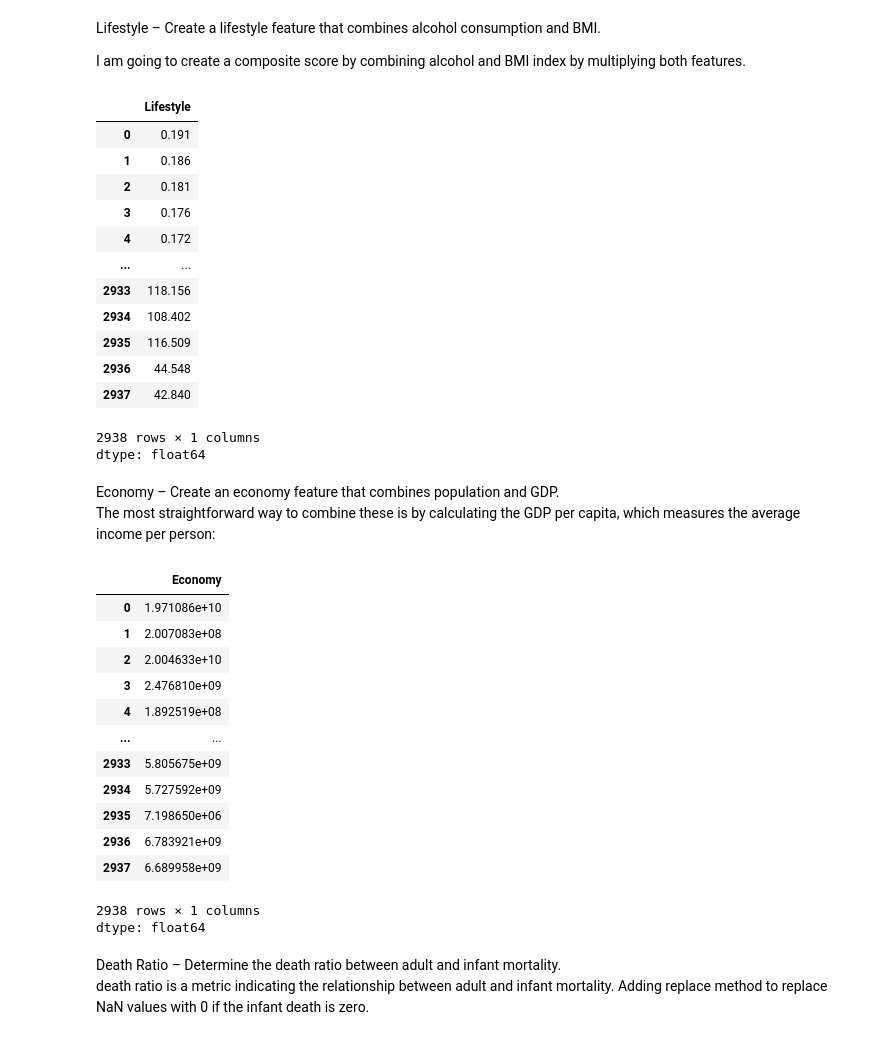
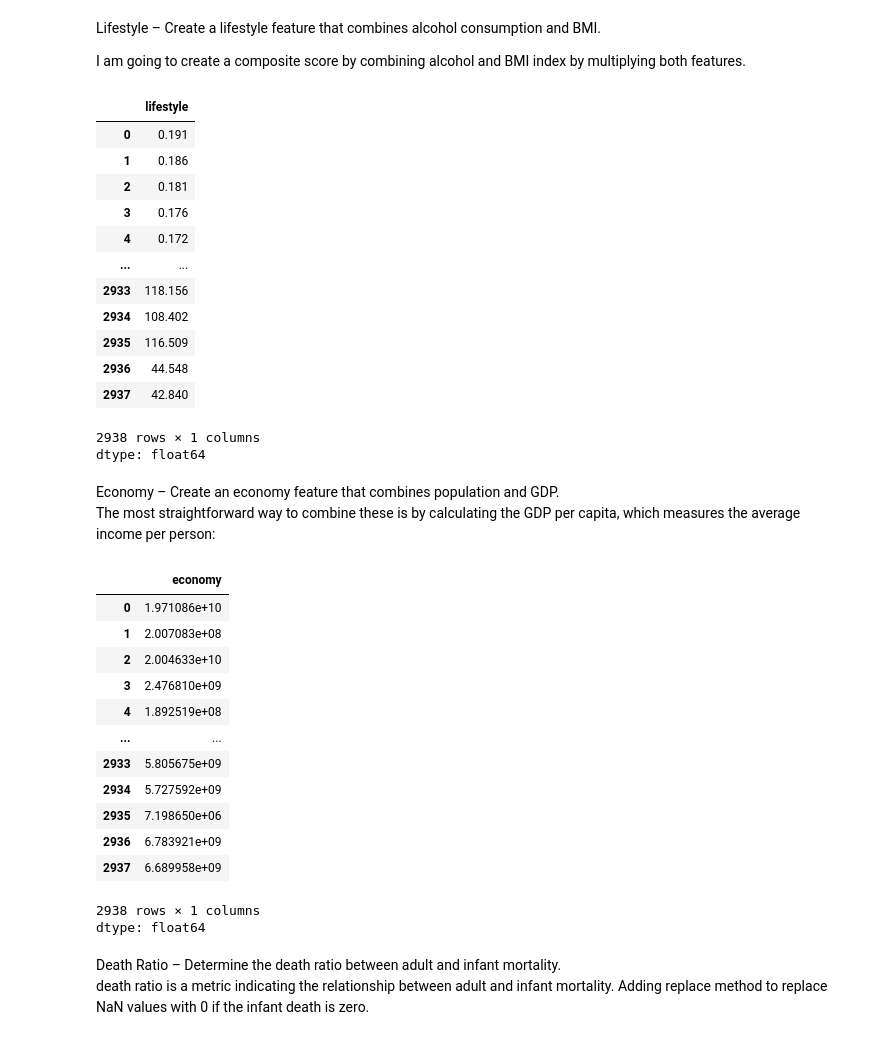
Before and after one commit to aayushbhurtel/MachineLearning, a Jupyter notebook: week_5_assignment.ipynb, the cells around one changed output. Cells and saved outputs as stored; diff of their text form; code cells hidden in the pictures.

```diff
--- a/week_5_assignment.ipynb
+++ b/week_5_assignment.ipynb
@@ -70,0 +82,3 @@ First, lets check if population has NaN values and if it does then fill it with
+# %%
+df.columns = df.columns.str.strip().str.lower().str.replace('  ', ' ').str.replace(' ', '_')
+df.columns
@@ -75,7 +98,7 @@ np.int64(652)
 # %% [markdown]
 Looks like there are 652 missing values in popluation. Lets replace them with median values. Use bins to cateogorize popluation according to rules.
 # %%
-df['Population'].fillna(df['Population'].median(), inplace=True)
-df['Population range'] = pd.cut(df['Population'], bins=[0, 29999, 99999, np.inf], labels=['Small', 'Medium', 'Large'])
-df['Population range']
+df['population'] = df['population'].fillna(df['population'].median())
+df['population_range'] = pd.cut(df['population'], bins=[0, 29999, 99999, np.inf], labels=['Small', 'Medium', 'Large'])
+df['population_range']
 # %% [output]
@@ -104,11 +121,11 @@ Lifestyle – Create a lifestyle feature that combines alcohol consumption and B
 
 I am going to create a composite score by combining alcohol and BMI index by multiplying both features.
 # %%
-df['Lifestyle'] = df['Alcohol'] * df[' BMI ']
+df['lifestyle'] = df['alcohol'] * df['bmi']
 
-df['Lifestyle']
+df['lifestyle']
 # %% [output]
-|  | Lifestyle |
+|  | lifestyle |
 | 0 | 0.191 |
 | 1 | 0.186 |
 | 2 | 0.181 |
@@ -126,10 +143,10 @@ dtype: float64
 Economy – Create an economy feature that combines population and GDP. <br>
 The most straightforward way to combine these is by calculating the GDP per capita, which measures the average income per person:
 # %%
-df['Economy'] = df['GDP'] * df['Population']
-df['Economy']
+df['economy'] = df['gdp'] * df['population']
+df['economy']
 # %% [output]
-|  | Economy |
+|  | economy |
 | 0 | 1.971086e+10 |
 | 1 | 2.007083e+08 |
 | 2 | 2.004633e+10 |
```
Also changed, not shown: parts of 23 cells of this notebook.
